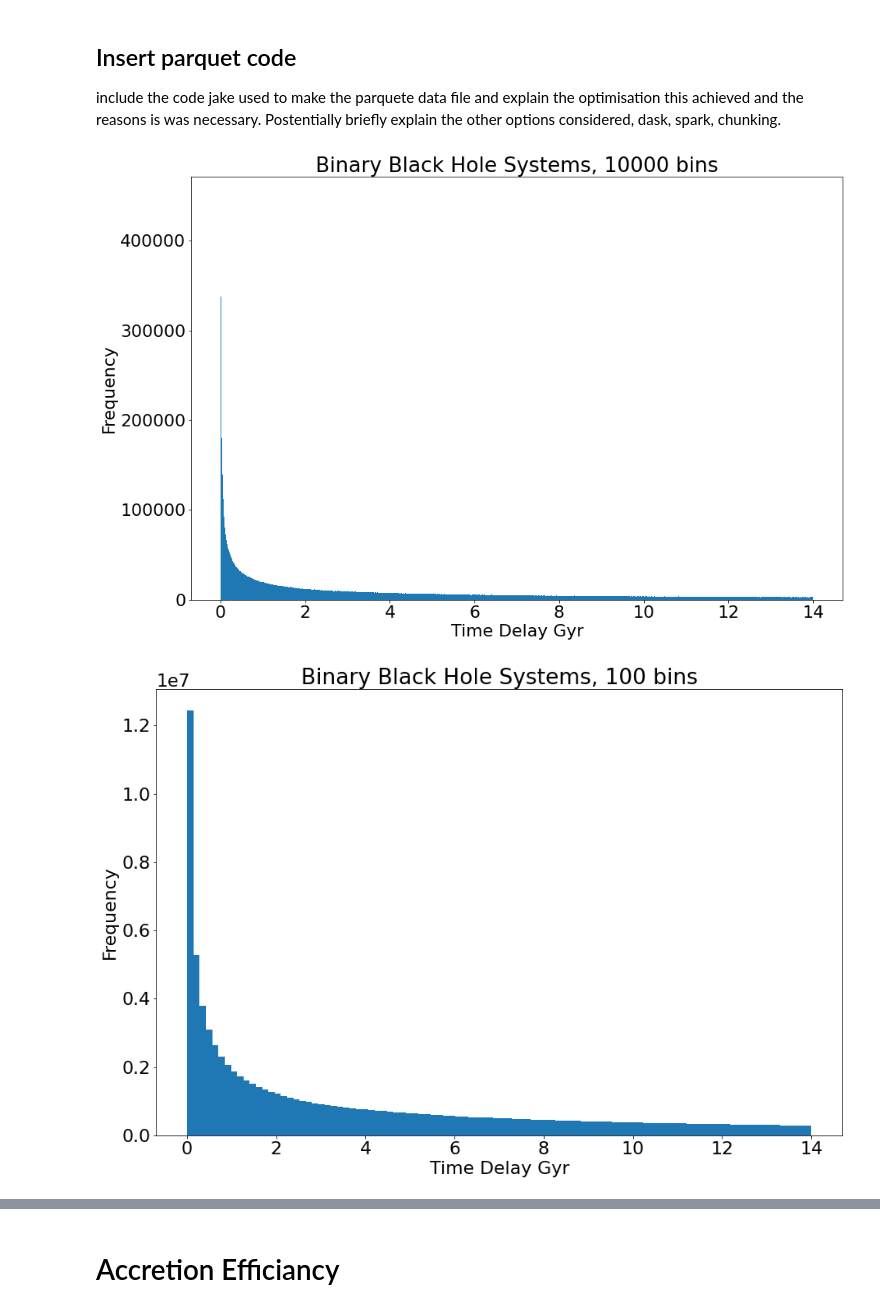
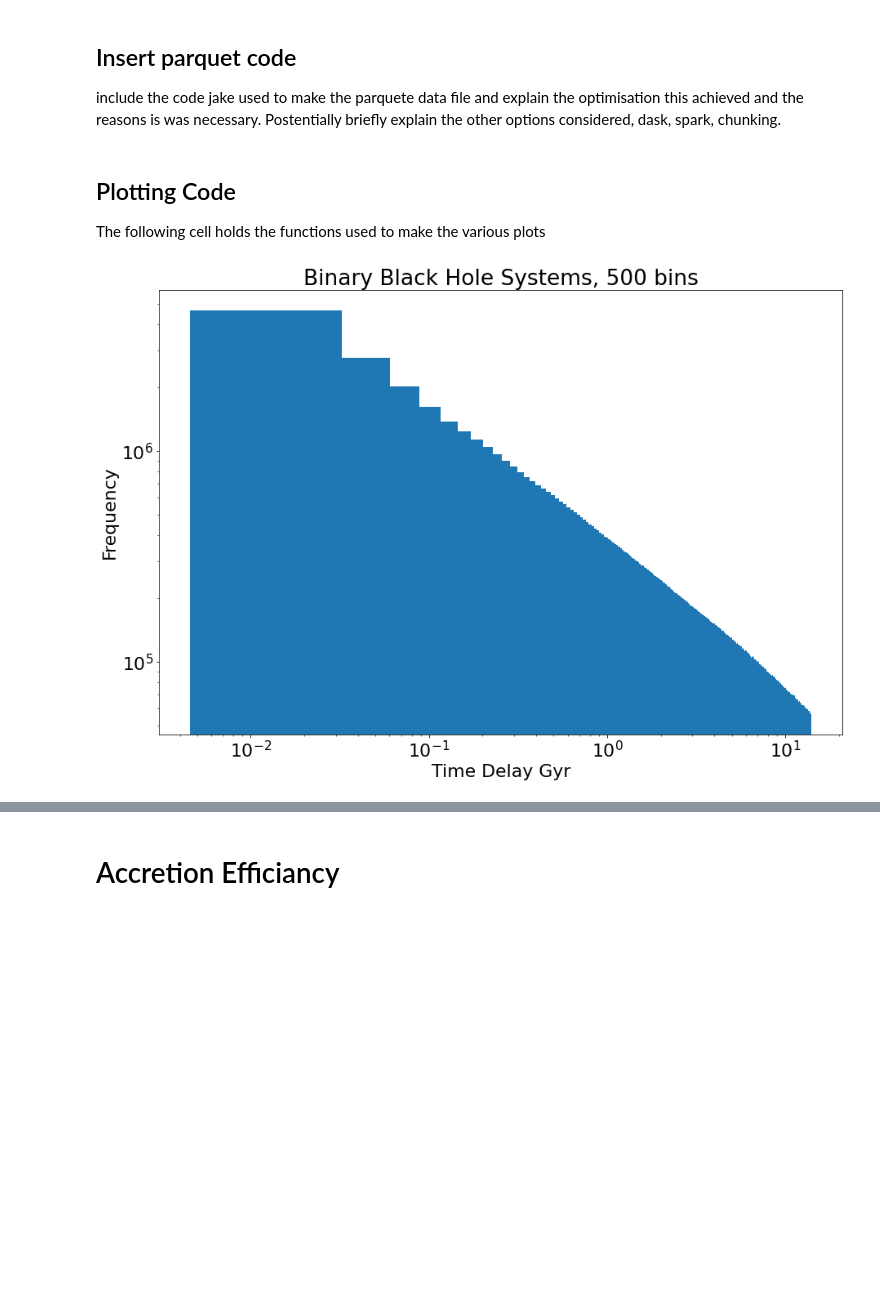
Before and after one commit to DanHarJor/CompLabB-UNIPD-TeamDream, a Jupyter notebook: Group_BinarySystems.ipynb, the cells around one changed output, grey strips where cells are left out. Drawn from its saved outputs; the diff is of its cells as text; code cells hidden in the pictures; blank space fills up the shorter version.

Commit message:
just before deleting plotMedianMass. All preliminary plots are working well. features clearly shown

```diff
--- a/Group_BinarySystems.ipynb
+++ b/Group_BinarySystems.ipynb
@@ -86,4 +96,7 @@ def getData(col = ['m_ZAMS_1', 'm_ZMAS_2', 'm_comp_1', 'm_comp_2', 'm_merge', 't
 #examples
 #df = getData(dataFraction=0.1,seed = 12345) #returns all columns but only a random 10% of the rows, with an inputted seed.
 #df2 = getData(col = ['m_ZAMS_1','m_ZAMS_2','orb_ecc','m_merge','t_delay'],rRows=5)#returns two selected colums and only 5 random binary systems
+# %% [markdown]
+## Plotting Code
+The following cell holds the functions used to make the various plots
 # %%
@@ -140,7 +166,6 @@ def plotMedian(df,prop,xlab = None):
 # %%
 t_delay = getData(col = ['t_delay'])
 t_delay.columns = ['Time Delay Gyr']
-plotFrequency(t_delay,'Time Delay Gyr')
+plotFrequency(t_delay,'Time Delay Gyr',logx=True,logy=True,nbins=500)
 # %% [output]
-[figure, old version]
+[figure, new version]
-[figure, removed]
```
Also changed, not shown: parts of 40 cells of this notebook.
